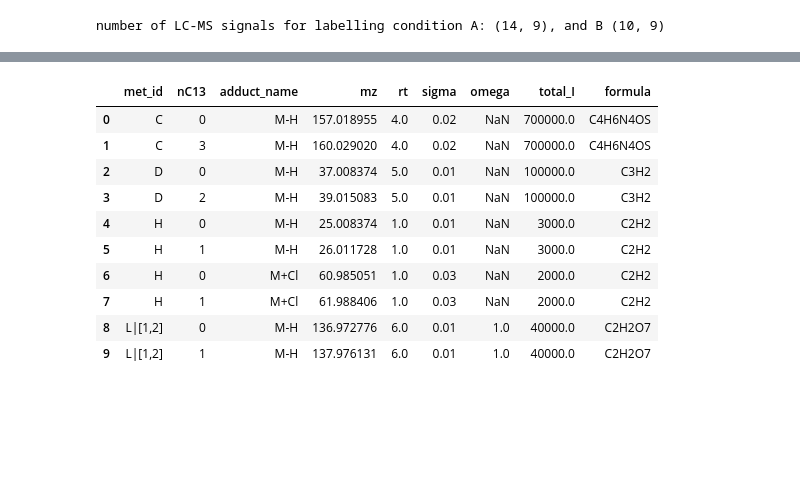
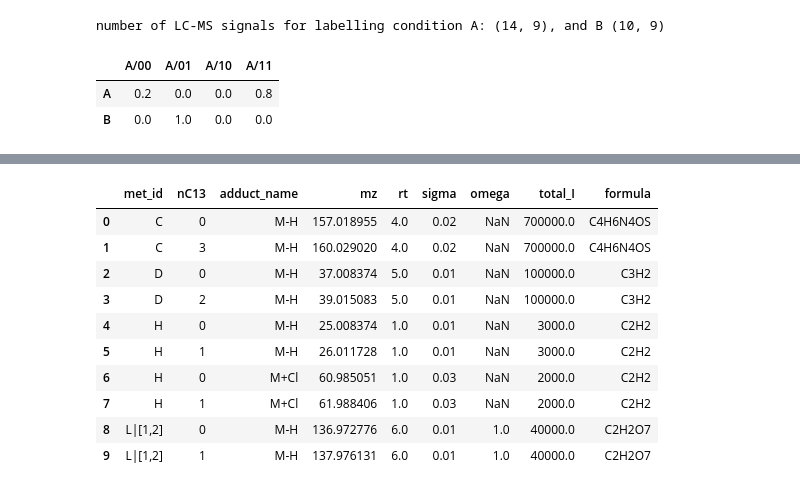
Before and after one commit to Patrickens/sbmfi, a Jupyter notebook: MDV_compres.ipynb, the cells around one changed output, grey strips where cells are left out. Drawn from its saved outputs; the diff is of its cells as text; code cells hidden in the pictures; blank space fills up the shorter version.

```diff
--- a/MDV_compres.ipynb
+++ b/MDV_compres.ipynb
@@ -66,6 +66,12 @@ These are the measurements that we assume to have access to for both labelling c
 print(f"number of LC-MS signals for labelling condition A: {kwargs['annotation_df']['A'].shape}, and B {kwargs['annotation_df']['B'].shape}")
 # %% [output]
 number of LC-MS signals for labelling condition A: (14, 9), and B (10, 9)
+# %%
+kwargs['substrate_df']
+# %% [output]
+|  | A/00 | A/01 | A/10 | A/11 |
+| A | 0.2 | 0.0 | 0.0 | 0.8 |
+| B | 0.0 | 1.0 | 0.0 | 0.0 |
 # %%
 kwargs['measurements']
 # %% [output]
```
Also changed, not shown: parts of 36 cells of this notebook, 2 other files.
